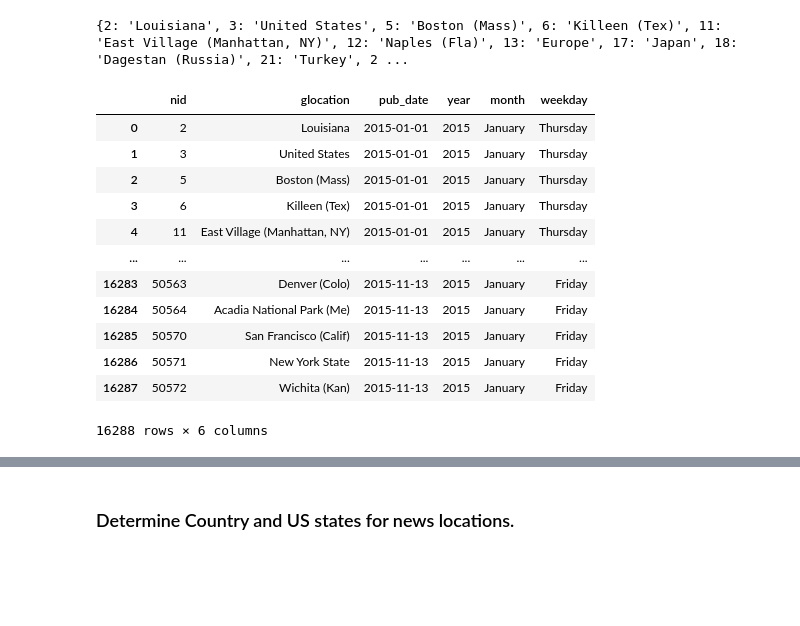
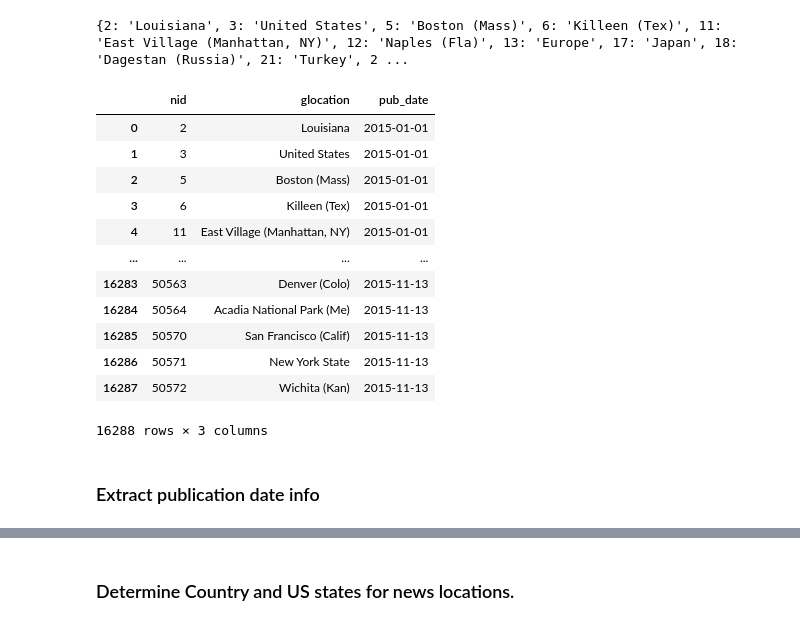
Before and after one commit to iCode13/News-Sentiment-Analysis-App, a Jupyter notebook: news_app/heatmap.ipynb, the cells around one changed output, grey strips where cells are left out. Cells and saved outputs as stored; diff of their text form; code cells hidden in the pictures; blank space fills up the shorter version.

```diff
--- a/news_app/heatmap.ipynb
+++ b/news_app/heatmap.ipynb
@@ -55,27 +51,0 @@ df
-# %%
-# Extract year, month and day of week data from publication date.
-df = df.loc[:, ['nid', 'keywords', 'pub_date']]
-df['year'] = " "
-df['month'] = " "
-df['weekday'] = " "
-df = df[['nid', 'keywords', 'pub_date', 'year', 'month', 'weekday']]
-
-# for i in range(len(df)):
-#     df['pub_date'] = pd.to_datetime((df.loc[i,'pub_date']), format='%Y-%m-%d')
-#     df.iloc[i,3] = df['pub_date'].dt.year
-#     month_num = df['pub_date'].dt.month
-#     df['month']  = calendar.month_name[month_num]
-#     df['weekday'] = calendar.day_name(df['pub_date'].dt.weekday)
-
-for i in range(len(df)):
-    pub_date = str(df.iloc[i, 2])
-
-    df.iloc[i, 3] = pub_date[:4]
-
-    pub_month_num = int(pub_date[6:7])
-    df.iloc[i, 4] = calendar.month_name[pub_month_num]
-
-    pub_weekday_num = datetime.datetime.strptime(pub_date,'%Y-%m-%d').weekday()
-    df.iloc[i, 5] = calendar.day_name[pub_weekday_num]
-
-df.head()
@@ -101,29 +90,28 @@ print(glocations)
 # %%
 # Create dataframe from dict of glocations, then reformat dataframe.
 
 df_location = pd.DataFrame.from_dict(glocations, orient='index')
 df_location['nid'] = df_location.index
 df_location = df_location.reset_index(drop=True)
 df_location = df_location.rename(columns={df_location.columns[0]:'glocation'})
 
 df_location['pub_date'] = df['pub_date']
-df_location['year'] = df['year']
-df_location['month'] = df['month']
-df_location['weekday'] = df['weekday']
 
-df_location = df_location[['nid', 'glocation', 'pub_date', 'year', 'month', 'weekday']]
+df_location = df_location[['nid', 'glocation', 'pub_date']]
 df_location
 # %% [output]
-|  | nid | glocation | pub_date | year | month | weekday |
-| 0 | 2 | Louisiana | 2015-01-01 | 2015 | January | Thursday |
-| 1 | 3 | United States | 2015-01-01 | 2015 | January | Thursday |
-| 2 | 5 | Boston (Mass) | 2015-01-01 | 2015 | January | Thursday |
-| 3 | 6 | Killeen (Tex) | 2015-01-01 | 2015 | January | Thursday |
-| 4 | 11 | East Village (Manhattan, NY) | 2015-01-01 | 2015 | January | Thursday |
-| ... | ... | ... | ... | ... | ... | ... |
-| 16283 | 50563 | Denver (Colo) | 2015-11-13 | 2015 | January | Friday |
-| 16284 | 50564 | Acadia National Park (Me) | 2015-11-13 | 2015 | January | Friday |
-| 16285 | 50570 | San Francisco (Calif) | 2015-11-13 | 2015 | January | Friday |
-| 16286 | 50571 | New York State | 2015-11-13 | 2015 | January | Friday |
-| 16287 | 50572 | Wichita (Kan) | 2015-11-13 | 2015 | January | Friday |
+|  | nid | glocation | pub_date |
+| 0 | 2 | Louisiana | 2015-01-01 |
+| 1 | 3 | United States | 2015-01-01 |
+| 2 | 5 | Boston (Mass) | 2015-01-01 |
+| 3 | 6 | Killeen (Tex) | 2015-01-01 |
+| 4 | 11 | East Village (Manhattan, NY) | 2015-01-01 |
+| ... | ... | ... | ... |
+| 16283 | 50563 | Denver (Colo) | 2015-11-13 |
+| 16284 | 50564 | Acadia National Park (Me) | 2015-11-13 |
+| 16285 | 50570 | San Francisco (Calif) | 2015-11-13 |
+| 16286 | 50571 | New York State | 2015-11-13 |
+| 16287 | 50572 | Wichita (Kan) | 2015-11-13 |
-16288 rows × 6 columns
+16288 rows × 3 columns
+# %% [markdown]
+### Extract publication date info
```
Also changed, not shown: parts of 8 cells of this notebook, 2 other files.
